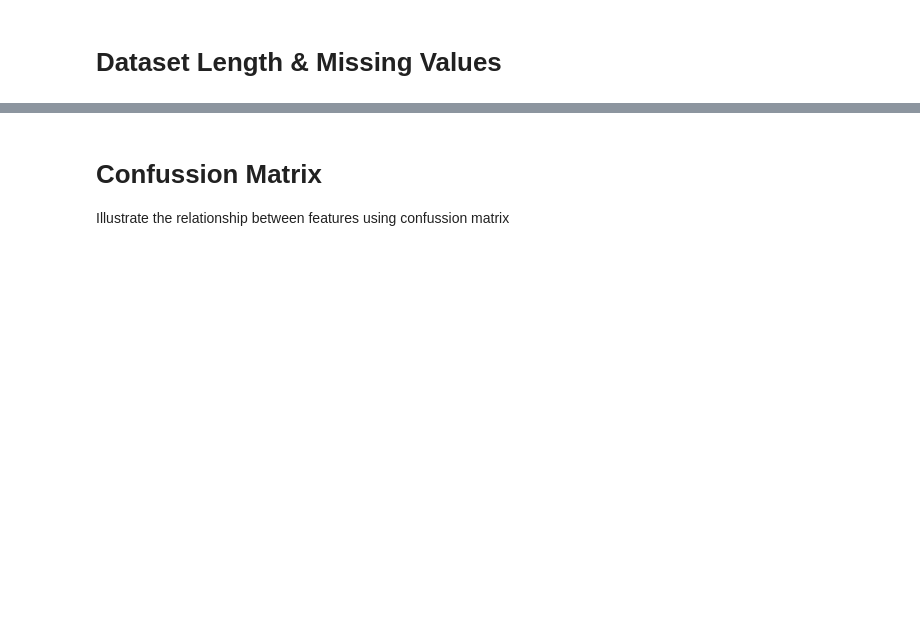
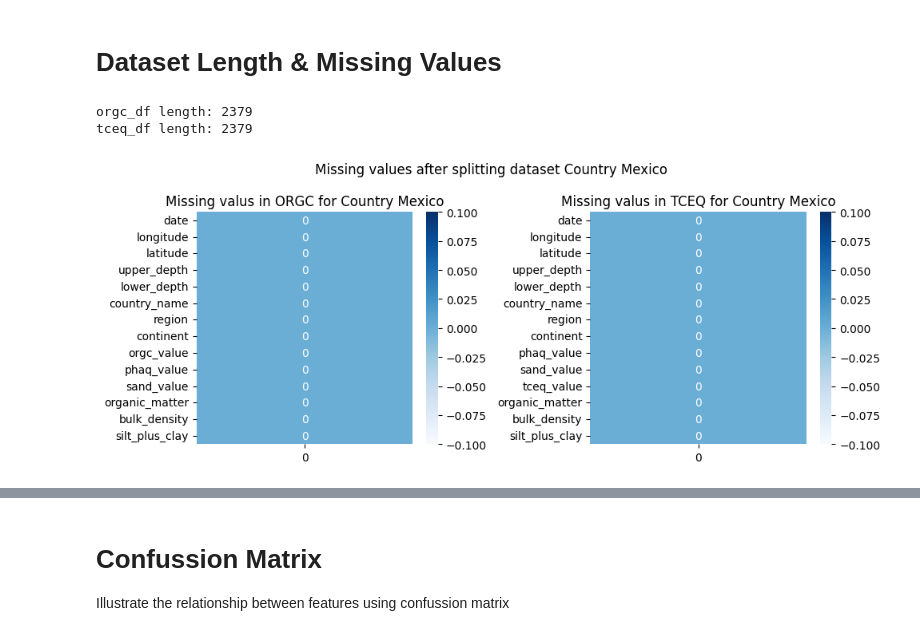
Before and after one commit to tierrafoods-hud/notebooks, a Jupyter notebook: soil-model.ipynb, the cells around one changed output, grey strips where cells are left out. Cells and saved outputs as stored; diff of their text form; code cells hidden in the pictures; blank space fills up the shorter version.

```diff
--- a/soil-model.ipynb
+++ b/soil-model.ipynb
@@ -59,12 +79,18 @@ plot_title = "Country Mexico"
 country_name = "Mexico"
 
 dataset_file_name = "Mexico_wosis_merged.csv"
-master_dataset_file_path = f"../data/soil/{dataset_file_name}"
+master_dataset_file_path = f"../outputs/{dataset_file_name}"
 
 output_dir = makeOutputDir(country_name, "../outputs")
-saveModelPath = makeOutputDir(country_name, "../models")
+saveModelPath = makeOutputDir(country_name, "../test_models")
 
 drop_columns = ['date', 'latitude', 'longitude', 'country_name', 'region', 'continent']
+
+orgc_column = 'orgc_value'
+tceq_column = 'tceq_value'
+silt_column = 'silt_value'
+clay_column = 'clay_value'
+
 
 # model list
 models = {
@@ -102,5 +130,5 @@ plt.show()
 - Removing the columns with missing values which are more than 90% of length of dataset
 # %%
 # remove missing columns with threshold
-master_dataset = master_dataset.dropna(thresh=0.3 * len(master_dataset), axis=1)
+master_dataset = master_dataset.dropna(thresh=0.1 * len(master_dataset), axis=1)
 print(f"master_dataset columns: {master_dataset.columns.tolist()}")
@@ -110,16 +140,16 @@ Create a  new column for Bulk Density, Organic Matter based on formulaes below
 
 Create a new column for combination of silt_plus_clay
 # %%
-# create organic matter
-master_dataset['organic_matter'] = master_dataset.apply(lambda row: 1.724 * row['orgc'], axis=1)
+# Feature EngineeringCre   nw column for Bulk Densiy, O Mbnfmule below
+master_dataset['organic_matter'] = master_dataset.apply(lambda row: 1.724 * row[orgc_column], axis=1)
 
 # create bulk density
 master_dataset[f'bulk_density'] = master_dataset.apply(lambda row: 1.62-0.06 * row['organic_matter'], axis=1)
 
 # create sum of silt plus clay
-master_dataset[f'silt_plus_clay'] = master_dataset.apply(lambda row: (row['silt'] if not pd.isnull(row['silt']) else 0) + (row['clay'] if not pd.isnull(row['clay']) else 0) , axis=1)
+master_dataset[f'silt_plus_clay'] = master_dataset.apply(lambda row: (row[silt_column] if not pd.isnull(row[silt_column]) else 0) + (row[clay_column] if not pd.isnull(row[clay_column]) else 0) , axis=1)
 
 # drop silt and clay column
-master_dataset = master_dataset.drop(columns=['silt', 'clay']).copy()
+master_dataset = master_dataset.drop(columns=[silt_column, clay_column]).copy()
 
 print(f"\n Length of dataset: {len(master_dataset)}")
@@ -196,25 +279,29 @@ master_dataset.head()
 # Dataset Length & Missing Values
 # %%
 # split dataset into orgc and tceq
-orgc_df = master_dataset.drop(columns=['tceq']).copy()
-tceq_df = master_dataset.drop(columns=['orgc']).copy()
+orgc_df = master_dataset.drop(columns=[tceq_column]).copy()
+tceq_df = master_dataset.drop(columns=[orgc_column]).copy()
 
 # count data & missing values
 print(f"orgc_df length: {len(orgc_df)}")
 print(f"tceq_df length: {len(tceq_df)}")
 
 # plot missing values
 fig, (ax1, ax2) = plt.subplots(1, 2, figsize=(10,4))
 orgc_missing_values = check_missing_values(orgc_df)
 sns.heatmap(orgc_missing_values, annot=True, fmt='g', cmap='Blues', ax=ax1)
 ax1.set_title(f"Missing valus in ORGC for {plot_title}")
 
 tceq_missing_values = check_missing_values(tceq_df)
 sns.heatmap(tceq_missing_values, annot=True, fmt='g', cmap='Blues', ax=ax2)
 ax2.set_title(f"Missing valus in TCEQ for {plot_title}")
 plt.suptitle(f"Missing values after splitting dataset {plot_title}")
 plt.tight_layout()
 plt.show()
+# %% [output]
+orgc_df length: 2379
+tceq_df length: 2379
+[figure, added]
 # %%
 # save datasets
 orgc_df.to_csv(f"{output_dir}/{country_name}_wosis_orgc.csv", index=False)
```
Also changed, not shown: parts of 21 cells of this notebook, 2 other files.
